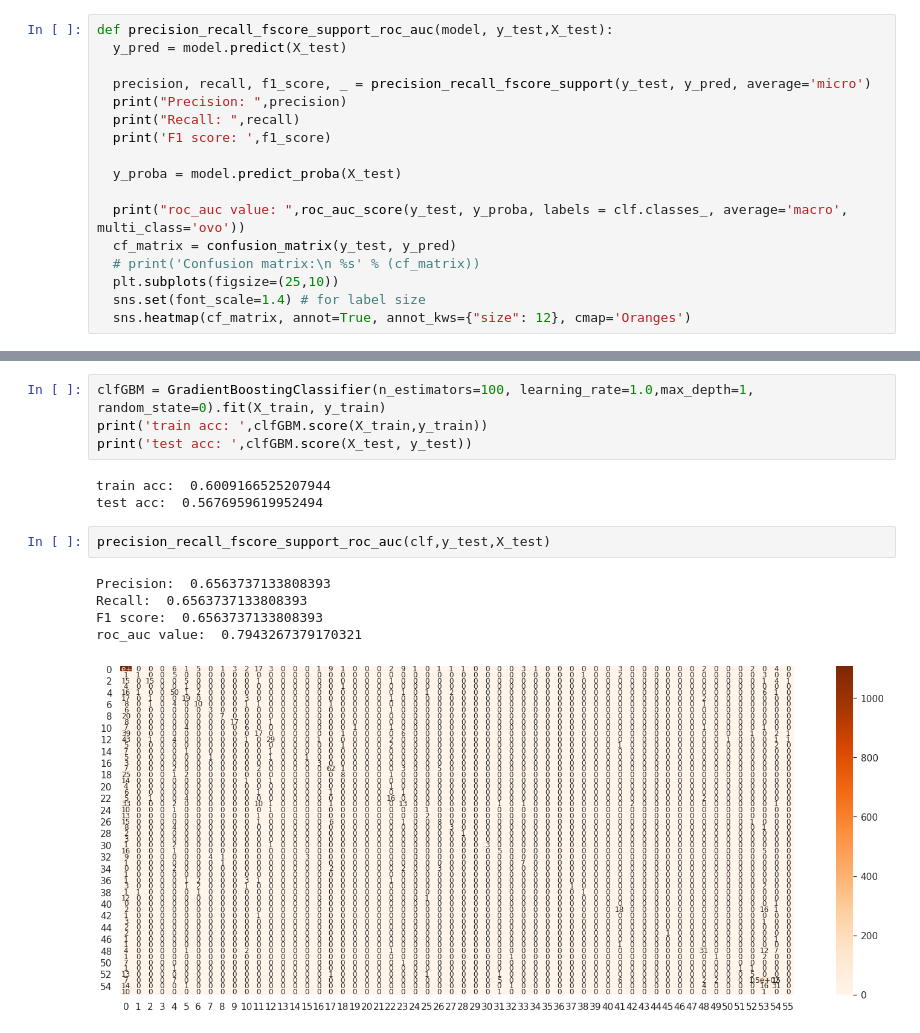
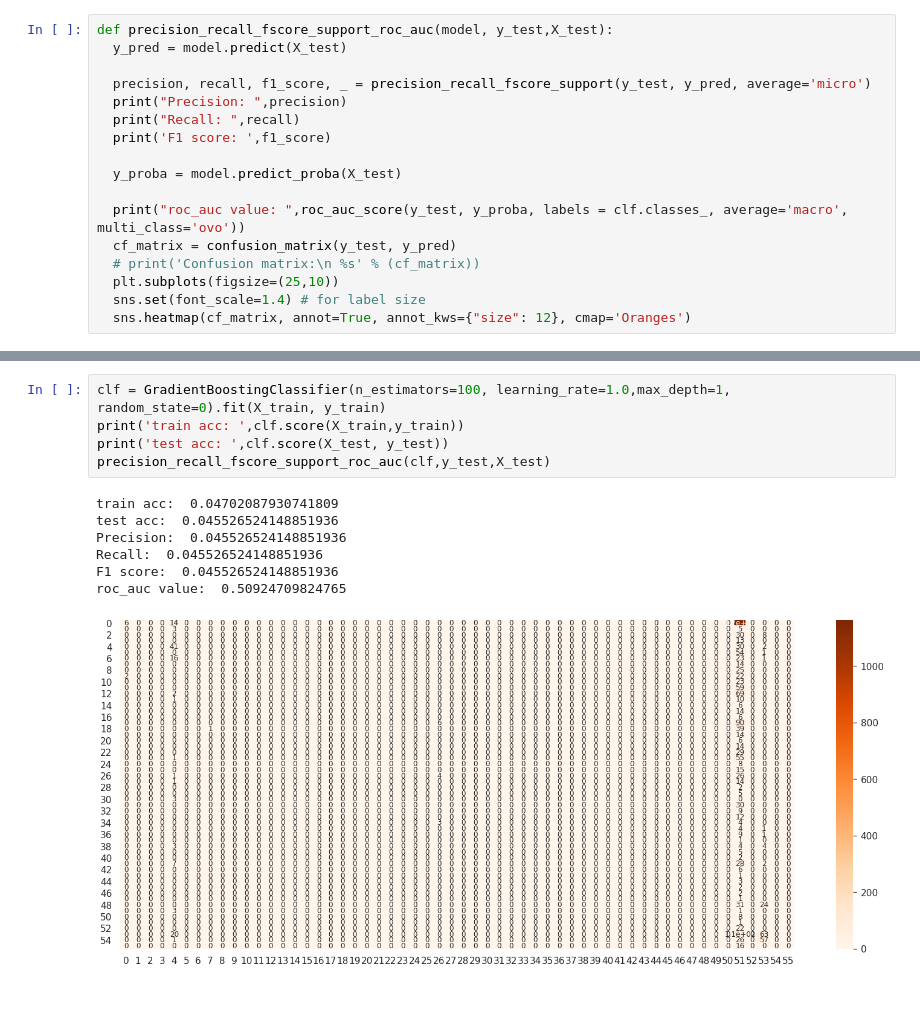
Before and after one commit to mkmanianv/automaticTicketAssignment, a Jupyter notebook: NLP_Automatic_Ticket_Assignment_Capstone_Project.ipynb, the cells around one changed output, grey strips where cells are left out. Saved outputs shown, nothing was run; the diff lists cells and outputs as text; blank space fills up the shorter version.

```diff
--- a/NLP_Automatic_Ticket_Assignment_Capstone_Project.ipynb
+++ b/NLP_Automatic_Ticket_Assignment_Capstone_Project.ipynb
@@ -798,18 +787,16 @@ roc_auc value:  0.7943267379170321
 # %%
-clfGBM = GradientBoostingClassifier(n_estimators=100, learning_rate=1.0,max_depth=1, random_state=0).fit(X_train, y_train)
-print('train acc: ',clfGBM.score(X_train,y_train))
-print('test acc: ',clfGBM.score(X_test, y_test))
+clf = GradientBoostingClassifier(n_estimators=100, learning_rate=1.0,max_depth=1, random_state=0).fit(X_train, y_train)
+print('train acc: ',clf.score(X_train,y_train))
+print('test acc: ',clf.score(X_test, y_test))
+precision_recall_fscore_support_roc_auc(clf,y_test,X_test)
 # %% [output]
-train acc:  0.6009166525207944
-test acc:  0.5676959619952494
+train acc:  0.04702087930741809
+test acc:  0.045526524148851936
+Precision:  0.045526524148851936
+Recall:  0.045526524148851936
+F1 score:  0.045526524148851936
+roc_auc value:  0.50924709824765
+[figure, added]
-# %%
-precision_recall_fscore_support_roc_auc(clf,y_test,X_test)
-# %% [output]
-Precision:  0.6563737133808393
-Recall:  0.6563737133808393
-F1 score:  0.6563737133808393
-roc_auc value:  0.7943267379170321
-[figure, removed]
 # %%
 model = XGBClassifier().fit(X_train, y_train)
 print('train acc: ',model.score(X_train,y_train))
```
Also changed, not shown: parts of 21 cells of this notebook, 1 other file.
